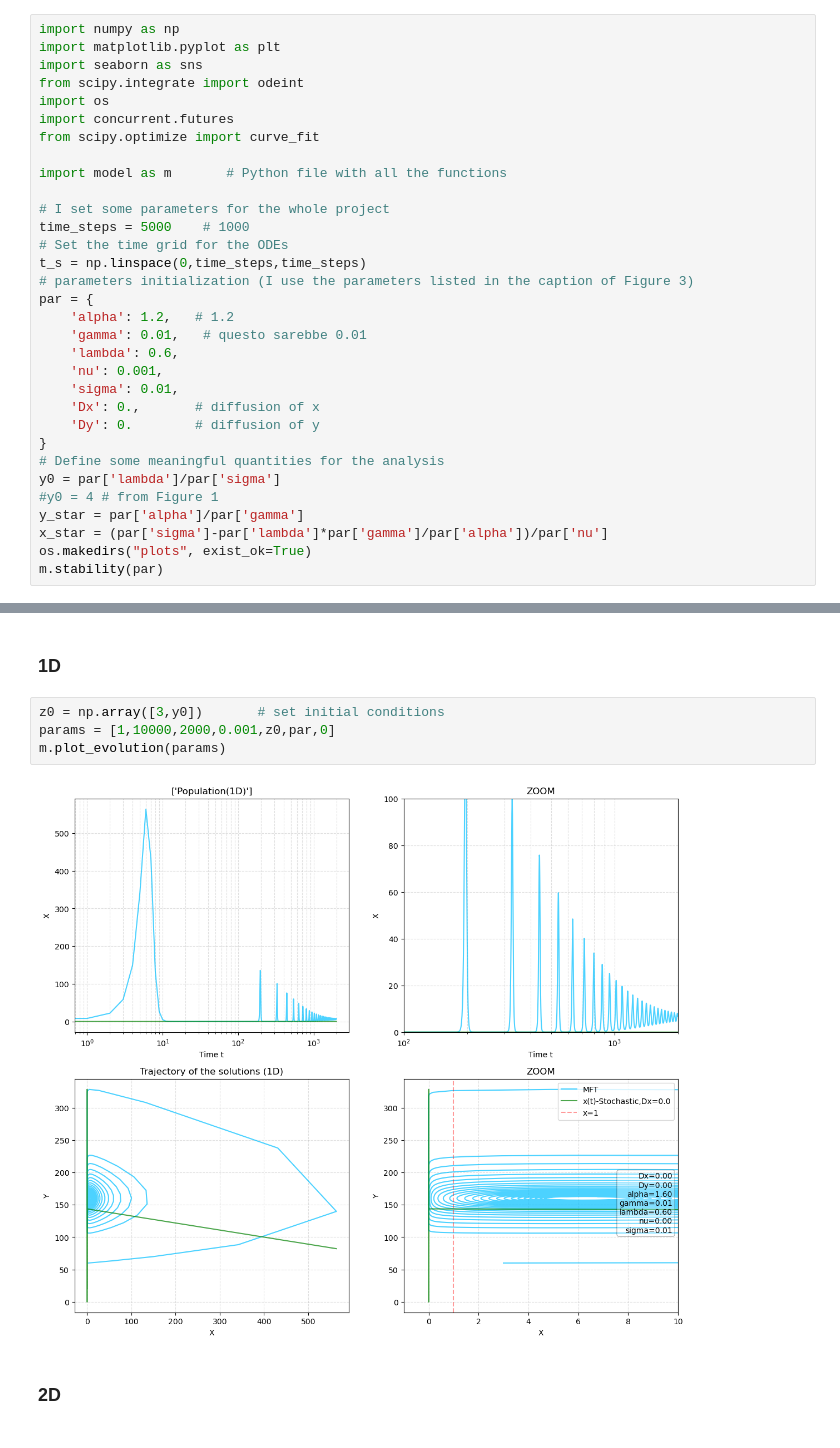
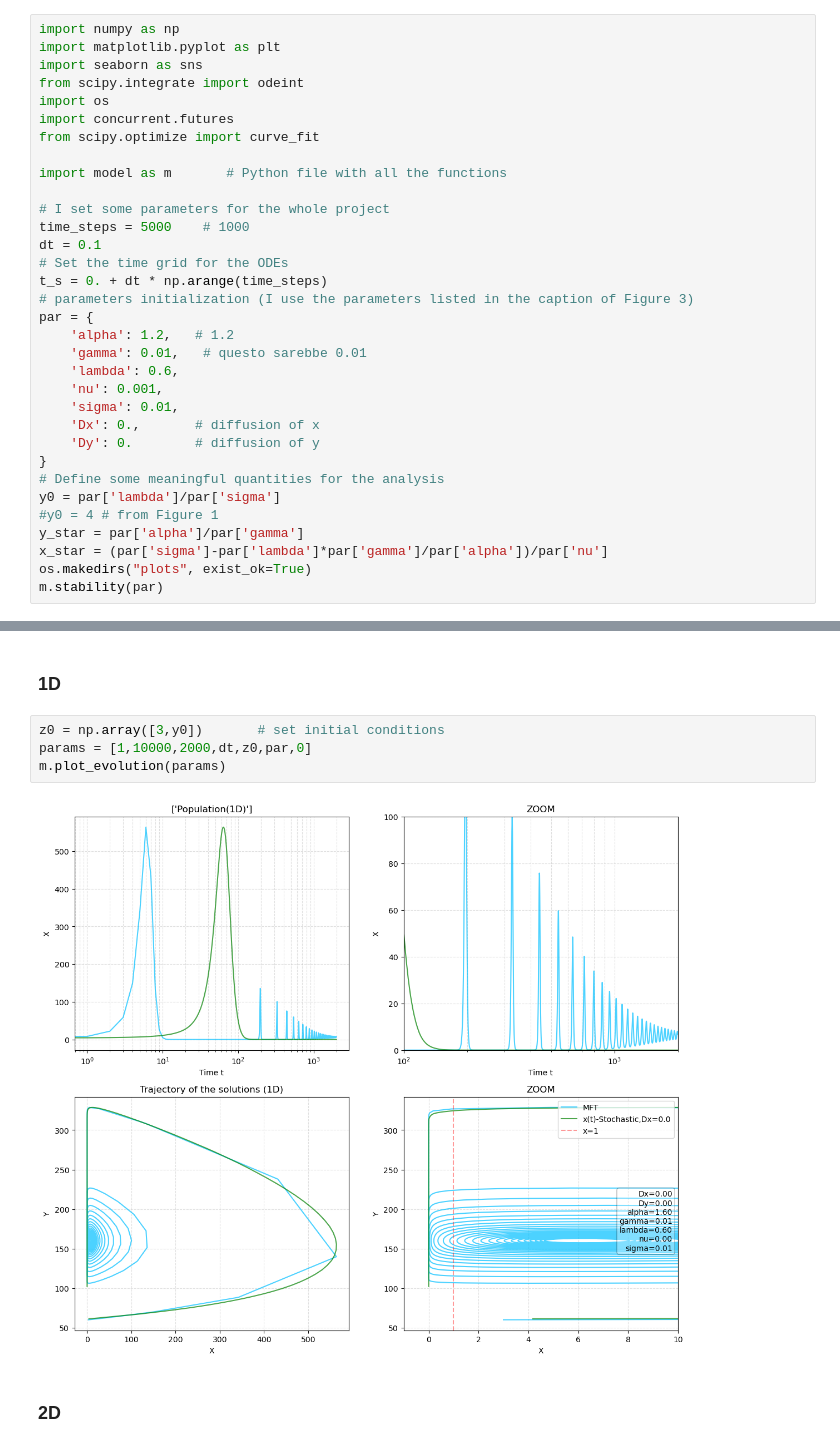
Before and after one commit to pietromalagoli/PCS, a Jupyter notebook: project.ipynb, the cells around one changed output, grey strips where cells are left out. Cells and saved outputs as stored; diff of their text form.

```diff
--- a/project.ipynb
+++ b/project.ipynb
@@ -14,8 +14,9 @@ import model as m       # Python file with all the functions
 
 # I set some parameters for the whole project
 time_steps = 5000    # 1000
+dt = 0.1
 # Set the time grid for the ODEs
-t_s = np.linspace(0,time_steps,time_steps)
+t_s = 0. + dt * np.arange(time_steps)
 # parameters initialization (I use the parameters listed in the caption of Figure 3)
 par = {
     'alpha': 1.2,   # 1.2
@@ -302,10 +310,10 @@ The attractor (x*,y*) is a stable spiral (negative discriminant -> damped oscill
 ### 1D
 # %%
 z0 = np.array([3,y0])       # set initial conditions
-params = [1,10000,2000,0.001,z0,par,0]
+params = [1,10000,2000,dt,z0,par,0]
 m.plot_evolution(params)
 # %% [output]
-[figure, old version]
+[figure, new version]
 # %% [markdown]
 ### 2D
 # %%
```
Also changed, not shown: parts of 7 cells of this notebook, 3 other files.
